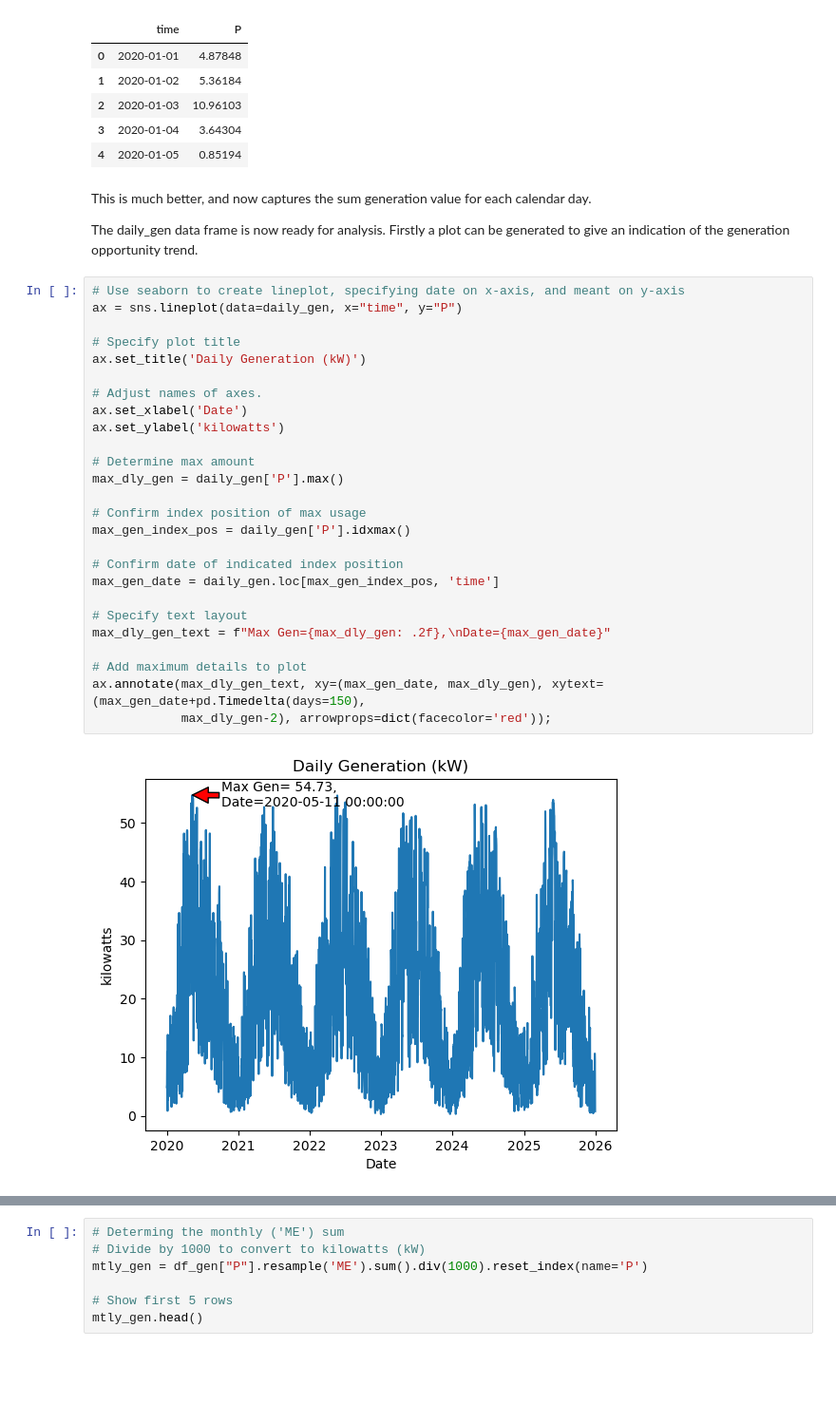
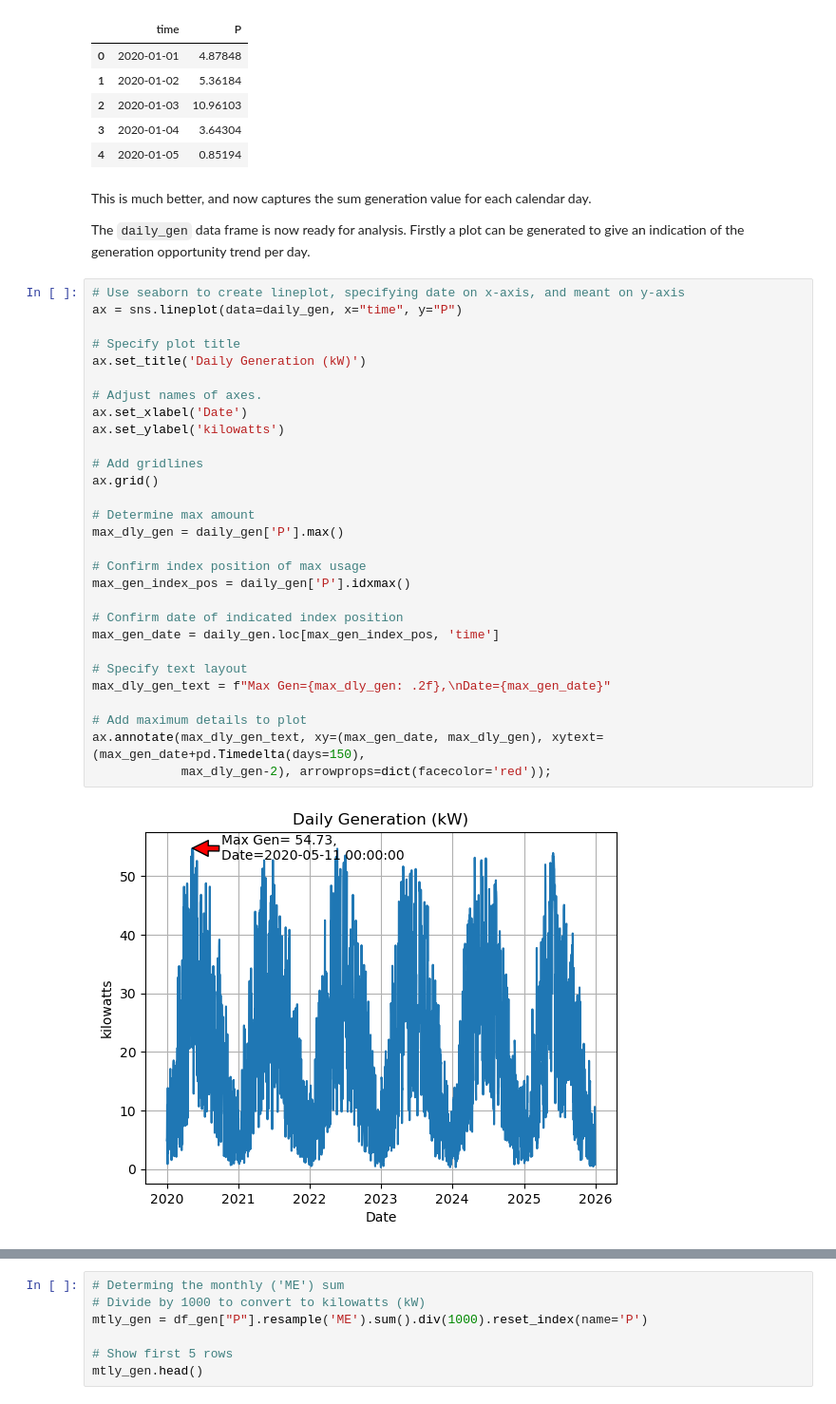
Before and after one commit to danielfinnerty/PFDA, a Jupyter notebook: project/solar_assessment.ipynb, the cells around one changed output, grey strips where cells are left out. Shown: that part at 95% size. Drawn from its saved outputs; the diff is of its cells as text; blank space fills up the shorter version.

```diff
--- a/project/solar_assessment.ipynb
+++ b/project/solar_assessment.ipynb
@@ -753,35 +766,38 @@ daily_gen.head()
 # %% [markdown]
 This is much better, and now captures the sum generation value for each calendar day.
 
-The daily_gen data frame is now ready for analysis. Firstly a plot can be generated to give an indication of the generation opportunity trend.
+The `daily_gen` data frame is now ready for analysis. Firstly a plot can be generated to give an indication of the generation opportunity trend per day.
 # %%
 # Use seaborn to create lineplot, specifying date on x-axis, and meant on y-axis
 ax = sns.lineplot(data=daily_gen, x="time", y="P")
 
 # Specify plot title
 ax.set_title('Daily Generation (kW)')
 
 # Adjust names of axes.
 ax.set_xlabel('Date')
 ax.set_ylabel('kilowatts')
+
+# Add gridlines
+ax.grid()
 
 # Determine max amount
 max_dly_gen = daily_gen['P'].max()
 
 # Confirm index position of max usage
 max_gen_index_pos = daily_gen['P'].idxmax()
 
 # Confirm date of indicated index position
 max_gen_date = daily_gen.loc[max_gen_index_pos, 'time']
 
 # Specify text layout
 max_dly_gen_text = f"Max Gen={max_dly_gen: .2f},\nDate={max_gen_date}"
 
 # Add maximum details to plot
 ax.annotate(max_dly_gen_text, xy=(max_gen_date, max_dly_gen), xytext=(max_gen_date+pd.Timedelta(days=150),
             max_dly_gen-2), arrowprops=dict(facecolor='red'));
 # %% [output]
-[figure, old version]
+[figure, new version]
 # %% [markdown]
 As would be expected, the most generation can be found in the summer months, with brighter and longer daylight periods, in addition to a higher sun giving a better angle on the panels. Peak generation occurring on May 11th.
 
```
Also changed, not shown: parts of 56 cells of this notebook.
